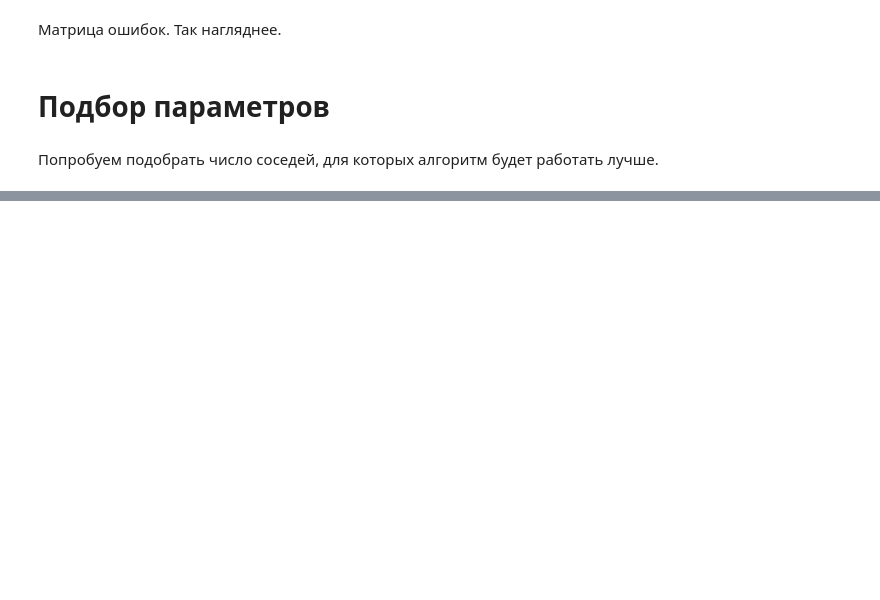
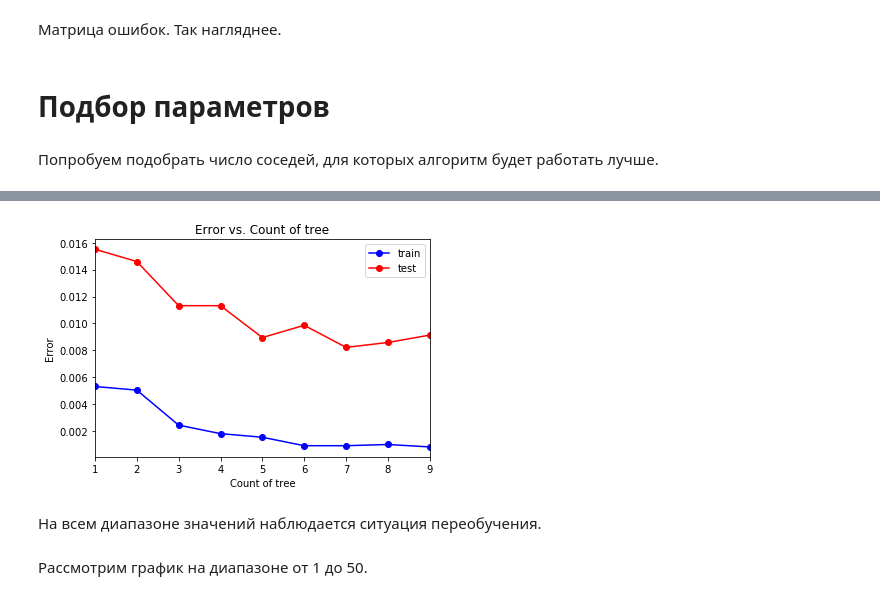
Before and after one commit to kurbatovsky/MachineLearningHW, a Jupyter notebook: ML_Kurbatovsky_1.ipynb, the cells around one changed output, grey strips where cells are left out. Drawn from its saved outputs; the diff is of its cells as text; code cells hidden in the pictures; blank space fills up the shorter version.

```diff
--- a/ML_Kurbatovsky_1.ipynb
+++ b/ML_Kurbatovsky_1.ipynb
@@ -626,0 +886,2 @@ print(err_train, err_test)
+# %%
+X_train, X_test, y_train, y_test = train_test_split(X, y, test_size = 0.33, random_state = 5)
@@ -626,0 +921,28 @@ print(err_train, err_test)
+# %%
+tree_arr = np.arange(1, 10, 1)
+test_err = []
+train_err = []
+
+for tree in tree_arr:
+    rf = ensemble.RandomForestClassifier(n_estimators = tree, oob_score = False)
+    rf.fit(X_train, y_train)
+    y_train_pred = rf.predict(X_train)
+    y_test_pred = rf.predict(X_test)
+    train_err.append(np.mean(y_train != y_train_pred))
+    test_err.append(np.mean(y_test != y_test_pred))
+# %%
+
+plt.plot(tree_arr, train_err, 'b-o', label = 'train')
+plt.plot(tree_arr, test_err, 'r-o', label = 'test')
+plt.xlim([np.min(tree_arr), np.max(tree_arr)])
+plt.title('Error vs. Count of tree')
+plt.xlabel('Count of tree')
+plt.ylabel('Error')
+plt.legend()
+pass
+# %% [output]
+[figure, added]
+# %% [markdown]
+На всем диапазоне значений наблюдается ситуация переобучения.
+# %% [markdown]
+Рассмотрим график на диапазоне от 1 до 50.
```
Also changed, not shown: parts of 139 cells of this notebook.
